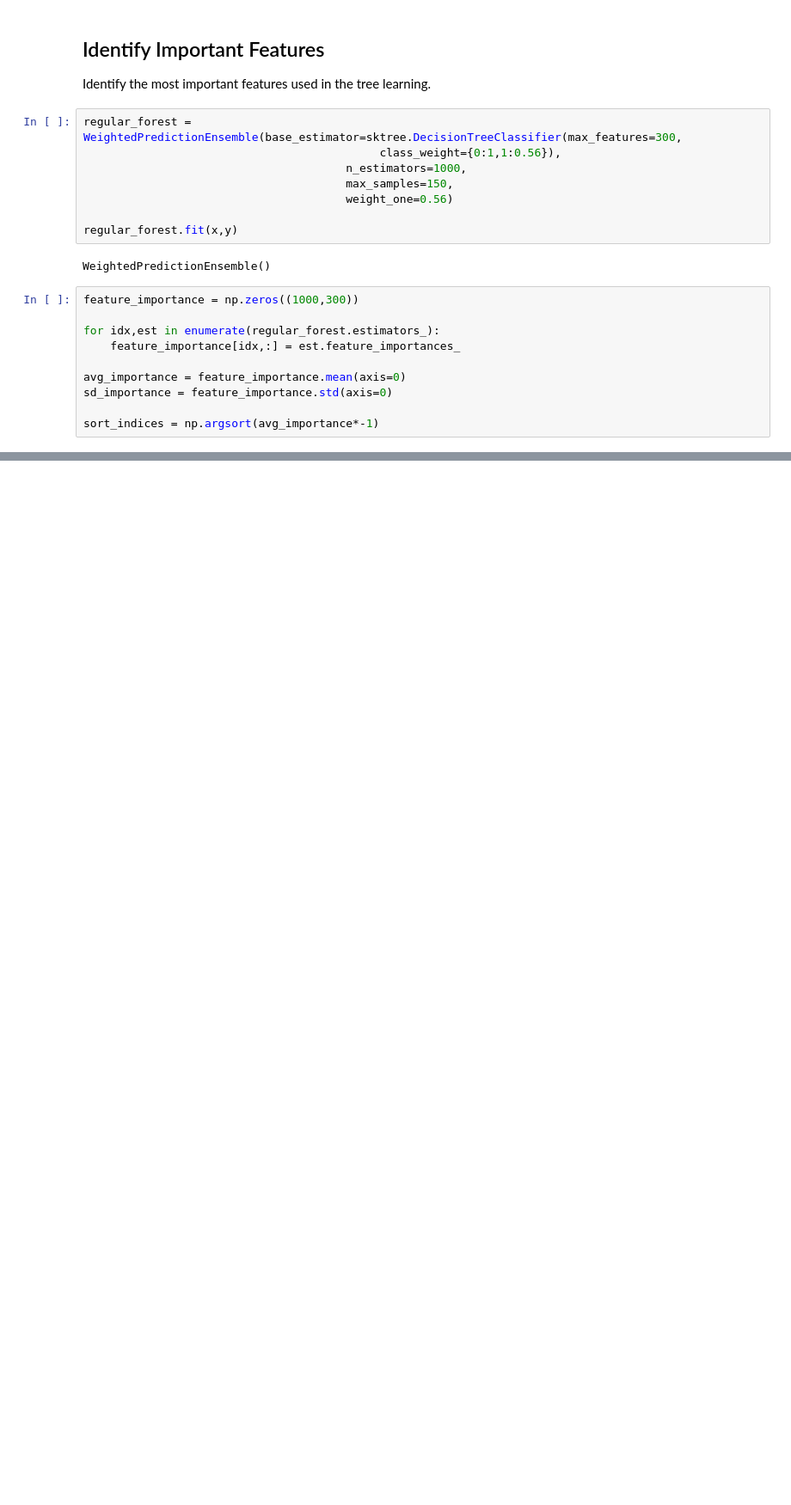
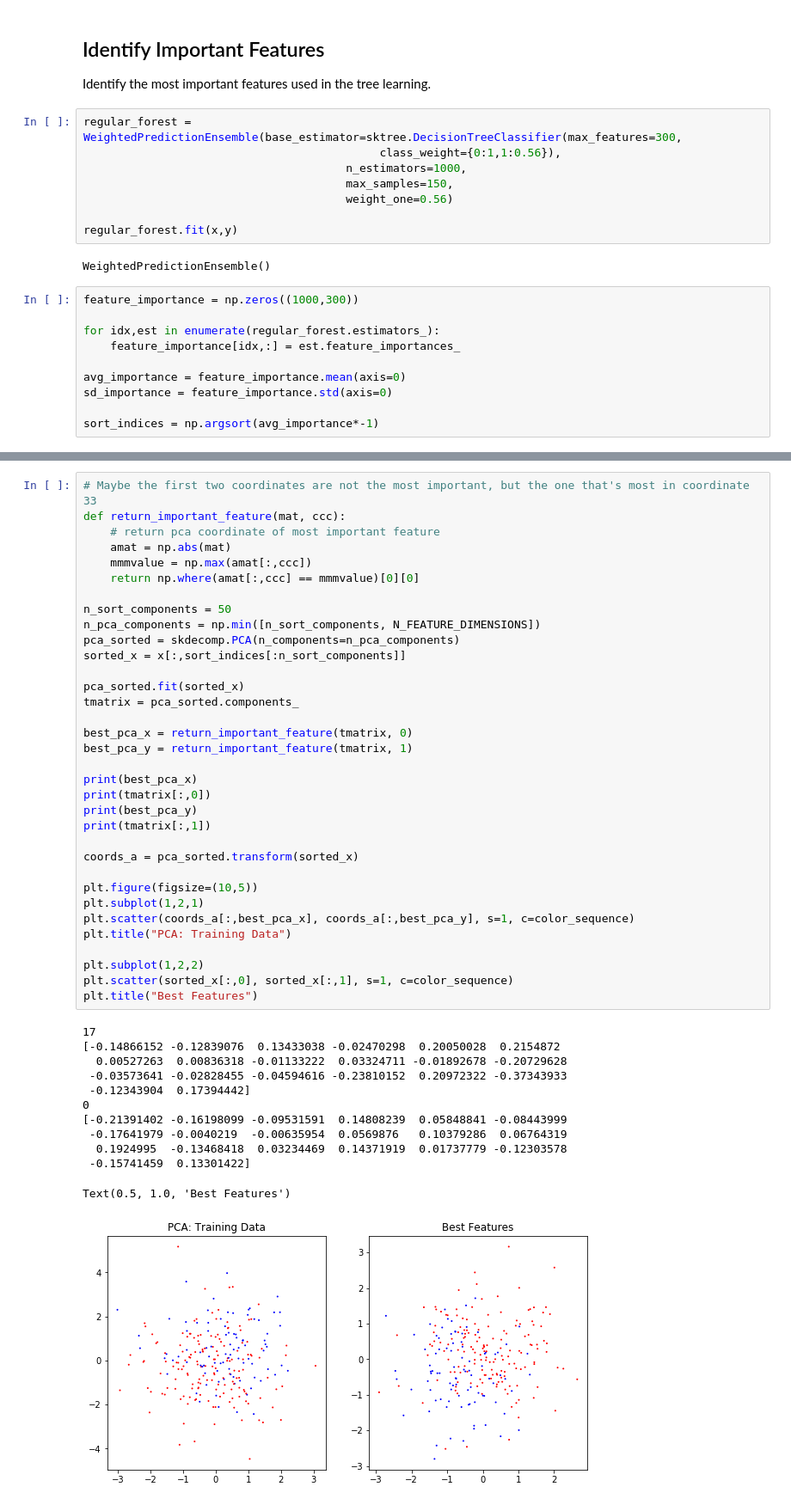
Before and after one commit to TensorDuck/k01-overfitting, a Jupyter notebook: playing_with_features_JC.ipynb, the cells around one changed output, grey strips where cells are left out. Shown at 86% size. Drawn from its saved outputs; the diff is of its cells as text; blank space fills up the shorter version.

```diff
--- a/playing_with_features_JC.ipynb
+++ b/playing_with_features_JC.ipynb
@@ -222 +225,48 @@ Text(0.5, 1.0, 'PCA: Training and Test Data')
+# %%
+# Maybe the first two coordinates are not the most important, but the one that's most in coordinate 33
+def return_important_feature(mat, ccc):
+    # return pca coordinate of most important feature
+    amat = np.abs(mat)
+    mmmvalue = np.max(amat[:,ccc])
+    return np.where(amat[:,ccc] == mmmvalue)[0][0]
+
+n_sort_components = 50
+n_pca_components = np.min([n_sort_components, N_FEATURE_DIMENSIONS])
+pca_sorted = skdecomp.PCA(n_components=n_pca_components)
+sorted_x = x[:,sort_indices[:n_sort_components]]
+
+pca_sorted.fit(sorted_x)
+tmatrix = pca_sorted.components_
+
+best_pca_x = return_important_feature(tmatrix, 0)
+best_pca_y = return_important_feature(tmatrix, 1)
+
+print(best_pca_x)
+print(tmatrix[:,0])
+print(best_pca_y)
+print(tmatrix[:,1])
+
+coords_a = pca_sorted.transform(sorted_x)
+
+plt.figure(figsize=(10,5))
+plt.subplot(1,2,1)
+plt.scatter(coords_a[:,best_pca_x], coords_a[:,best_pca_y], s=1, c=color_sequence)
+plt.title("PCA: Training Data")
+
+plt.subplot(1,2,2)
+plt.scatter(sorted_x[:,0], sorted_x[:,1], s=1, c=color_sequence)
+plt.title("Best Features")
+# %% [output]
+17
+[-0.14866152 -0.12839076  0.13433038 -0.02470298  0.20050028  0.2154872
+  0.00527263  0.00836318 -0.01133222  0.03324711 -0.01892678 -0.20729628
+ -0.03573641 -0.02828455 -0.04594616 -0.23810152  0.20972322 -0.37343933
+ -0.12343904  0.17394442]
+0
+[-0.21391402 -0.16198099 -0.09531591  0.14808239  0.05848841 -0.08443999
+ -0.17641979 -0.0040219  -0.00635954  0.0569876   0.10379286  0.06764319
+  0.1924995  -0.13468418  0.03234469  0.14371919  0.01737779 -0.12303578
+ -0.15741459  0.13301422]
+Text(0.5, 1.0, 'Best Features')
+[figure, added]
 # %% [markdown]
```
Also changed, not shown: parts of 14 cells of this notebook.
